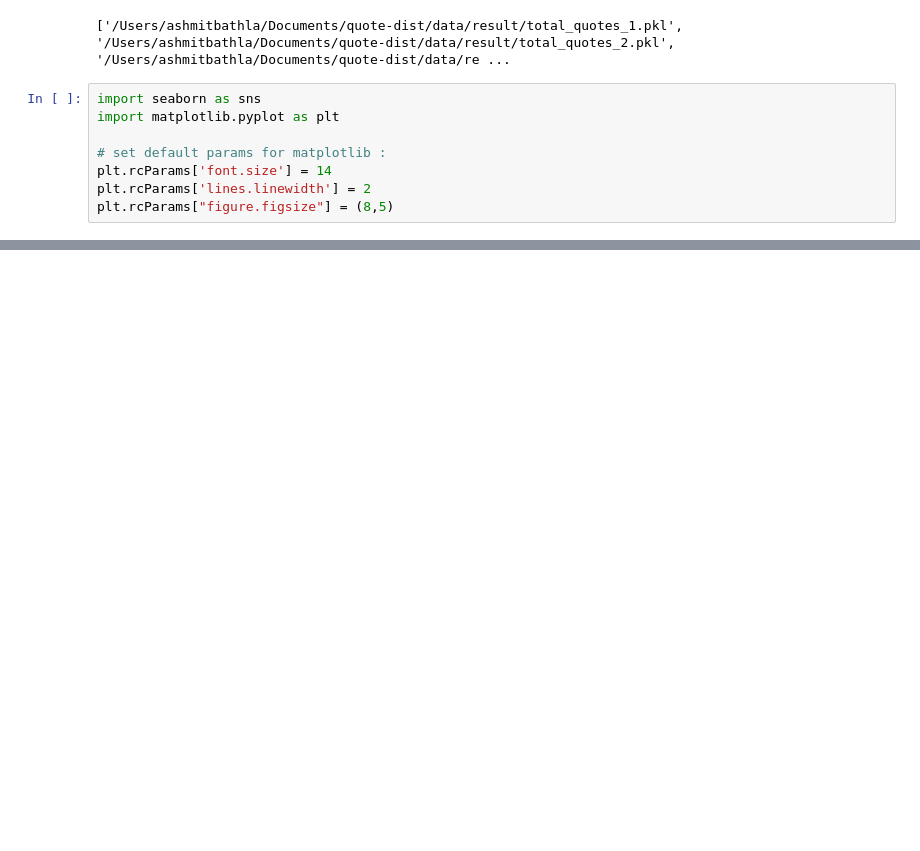
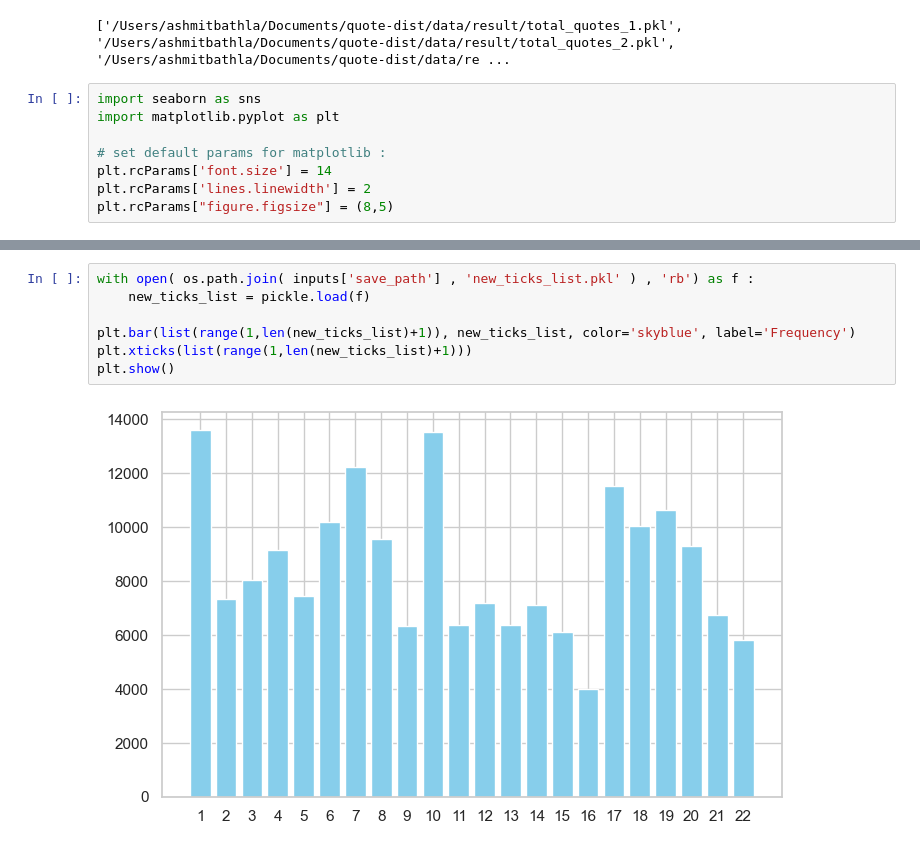
Before and after one commit to Ashmit0/quote-dist, a Jupyter notebook: plots.ipynb, the cells around one changed output, grey strips where cells are left out. Saved outputs shown, nothing was run; the diff lists cells and outputs as text; blank space fills up the shorter version.

```diff
--- a/plots.ipynb
+++ b/plots.ipynb
@@ -76 +76,10 @@ for file in sorted_files :
 ... (10 outputs left out)
+# %%
+with open( os.path.join( inputs['save_path'] , 'new_ticks_list.pkl' ) , 'rb') as f :
+    new_ticks_list = pickle.load(f)
+
+plt.bar(list(range(1,len(new_ticks_list)+1)), new_ticks_list, color='skyblue', label='Frequency')
+plt.xticks(list(range(1,len(new_ticks_list)+1)))
+plt.show()
+# %% [output]
+[figure, added]
```
Also changed, not shown: parts of 2 cells of this notebook, 1 other file.
